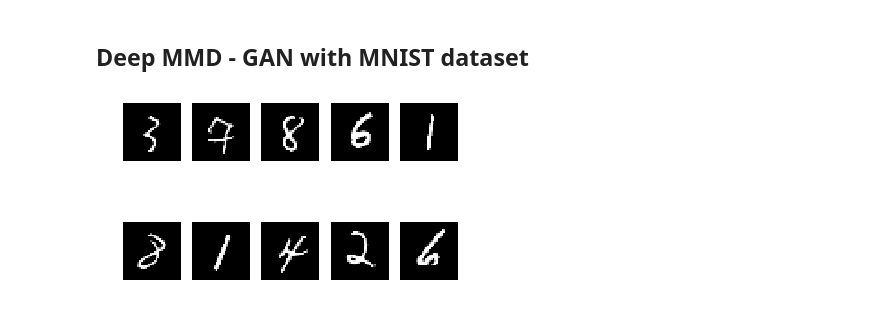
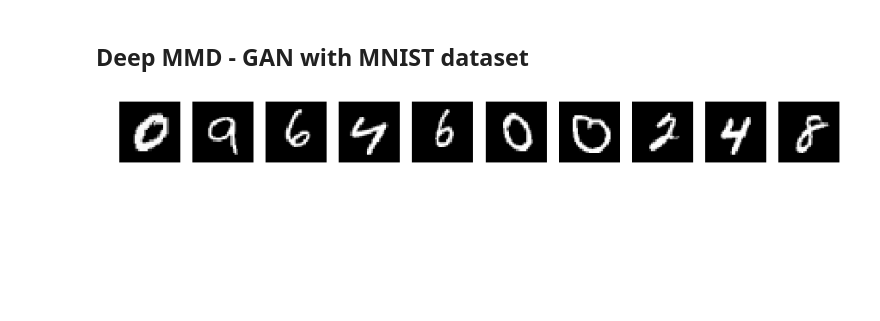
Before and after one commit to arogozhnikov/DeepMMD-GAN, a Jupyter notebook: 1-MNIST-DeepMMD-GAN.ipynb, the cells around one changed output. Saved outputs shown, nothing was run; the diff lists cells and outputs as text; code cells hidden in the pictures; blank space fills up the shorter version.

```diff
--- a/1-MNIST-DeepMMD-GAN.ipynb
+++ b/1-MNIST-DeepMMD-GAN.ipynb
@@ -4,39 +4,36 @@
 %matplotlib inline
 # %%
 from matplotlib import pyplot as plt
-import numpy
-
-from nn_class import GeneratorNet, DiscriminatorNet
 
 import torch
 from torch import nn, optim
 from torch.autograd import Variable
 from torchvision import datasets, transforms
+
+from utils import GeneratorNet, DiscriminatorNet, show_images
+
 
 class options:
     cuda = True
     batch_size = 256
     image_size = 32
     n_filters = 100
 
 transform = transforms.Compose([
     transforms.Pad(2),
     transforms.ToTensor(),
     transforms.Normalize((0.5, 0.5, 0.5), (0.5, 0.5, 0.5)),
 ])
 
 dataloader = torch.utils.data.DataLoader(
     datasets.MNIST('./datasets/MNIST/',
                    transform=transform, download=True),
     batch_size=256, shuffle=True,
 )
 
-for x, _ in dataloader:
-    for i in range(2 * 5):
-        plt.subplot(2, 5, i + 1)
-        plt.axis('off')
-        plt.imshow(x.numpy()[i, 0], vmin=0, vmax=1, cmap='gray')
+for _batch, _ in dataloader:
+    show_images(_batch)
     break
 # %% [output]
-[figure, old version]
+[figure, new version]
 # %%
```
Also changed, not shown: parts of 1 cell of this notebook, 3 other files.
